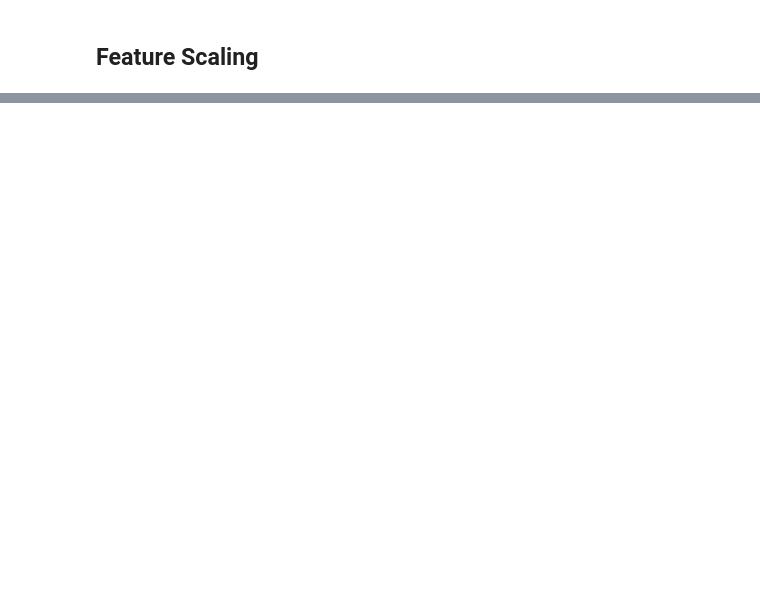
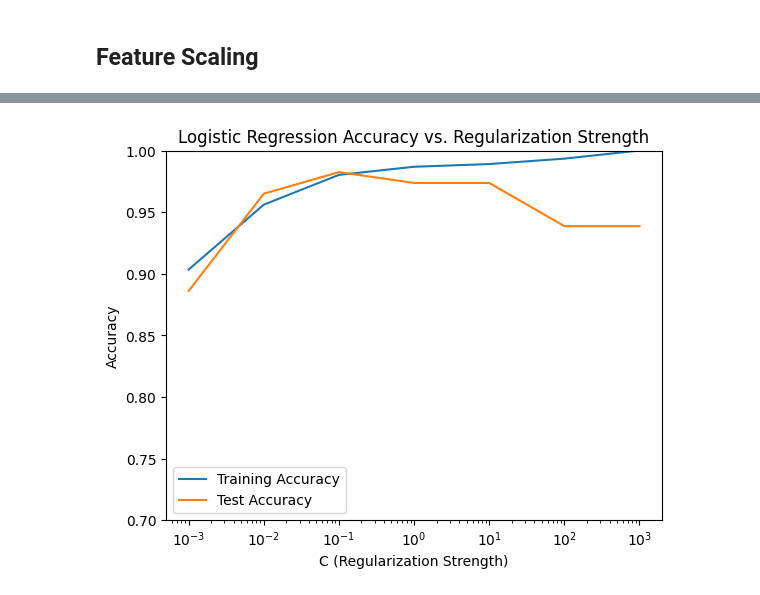
Before and after one commit to hle8386/IntroToAI, a Jupyter notebook: Breastdata.ipynb, the cells around one changed output, grey strips where cells are left out. Cells and saved outputs as stored; diff of their text form; code cells hidden in the pictures; blank space fills up the shorter version.

```diff
--- a/Breastdata.ipynb
+++ b/Breastdata.ipynb
@@ -276,0 +263,25 @@ array([[-0.24295555, -0.46649743, -0.13728933, ..., -0.19435087,
+# %%
+#2 Logistic regression
+from sklearn.linear_model import LogisticRegression
+
+train_accuracies = []
+test_accuracies = []
+C_values = [0.001, 0.01, 0.1, 1, 10, 100, 1000]
+
+for C in C_values:
+    log_reg = LogisticRegression(C=C, random_state=42, max_iter=5000)
+    log_reg.fit(X_train, Y_train)
+    train_accuracies.append(accuracy_score(Y_train, log_reg.predict(X_train)))
+    test_accuracies.append(accuracy_score(Y_test, log_reg.predict(X_test)))
+
+plt.plot(C_values, train_accuracies, label='Training Accuracy')
+plt.plot(C_values, test_accuracies, label='Test Accuracy')
+plt.xscale('log')
+plt.xlabel('C (Regularization Strength)')
+plt.ylabel('Accuracy')
+plt.title('Logistic Regression Accuracy vs. Regularization Strength')
+plt.ylim(0.70,1.00)
+plt.legend()
+plt.show()
+# %% [output]
+[figure, added]
```
Also changed, not shown: parts of 18 cells of this notebook.
